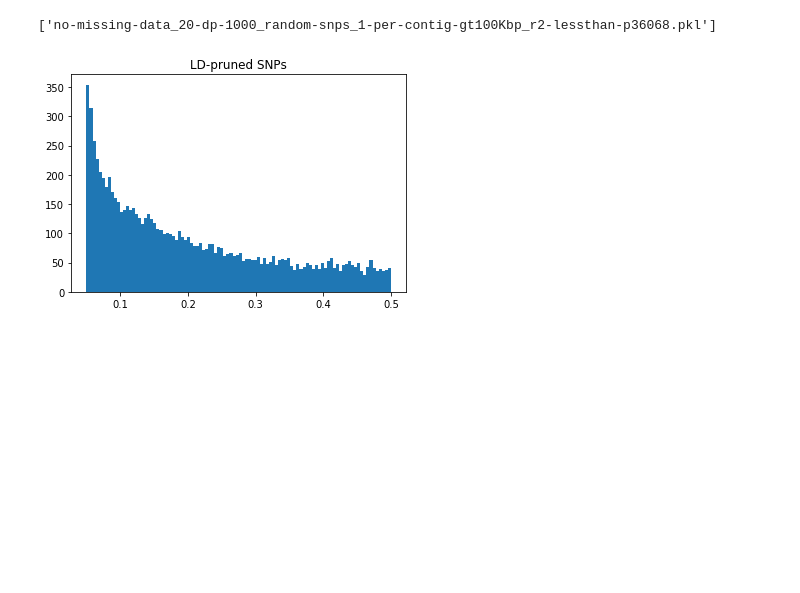
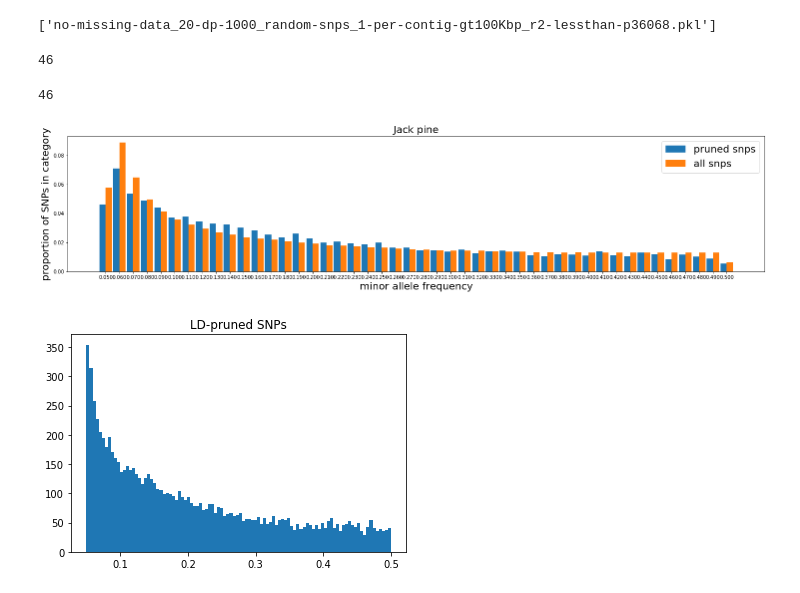
Before and after one commit to CoAdapTree/jack_pine_analyses, a Jupyter notebook: 001_JP_pooled_pangenome_data_explore.ipynb, the cells around one changed output. Cells and saved outputs as stored; diff of their text form; code cells hidden in the pictures; blank space fills up the shorter version.

Commit message:
maf histograms

```diff
--- a/001_JP_pooled_pangenome_data_explore.ipynb
+++ b/001_JP_pooled_pangenome_data_explore.ipynb
@@ -968,6 +968,56 @@ ls(baydir)
 keep = pklload(op.join(mafdir, 'baypass/no-missing-data_20-dp-1000_random-snps_1-per-contig-gt100Kbp_r2-lessthan-p36068.pkl'))
 # %%
 filtered = snps[snps.index.isin(keep)].copy()
+# %%
+def get_mafdict(afs, roundto=2):
+    # bins for p52 depth
+    mafs = [round(1-float(af),roundto) if float(af) > 0.5 else round(float(af),roundto) for af in afs]
+    t = table(mafs)
+    mafsdict = OrderedDict()
+    for k in sorted(t):
+        newk = '%.10f' % k
+        if not newk in mafsdict:
+            mafsdict[newk] = t[k]
+        else:
+            mafsdict[newk] += t[k]
+    retdict = OrderedDict()
+    for newk,count in mafsdict.items():
+        retdict[newk] = count / sum(mafsdict.values())
+    print(len(retdict.keys()))
+
+    return retdict
+# %%
+pruned_mafdict = get_mafdict(filtered['AF'], 2)
+# %% [output]
+46
+# %%
+snp_mafdict = get_mafdict(snps['AF'], 2)
+# %% [output]
+46
+# %%
+def subcategorybar(X, vals, width=.9):
+    n = len(vals)
+    _X = np.arange(len(X))
+    for i in range(n):
+        plt.bar(_X - width/2. + i/float(n)*width, vals[i],
+                width=width/float(n), align="edge")
+    plt.xticks(_X, X)
+
+def make_mafdict_fig(pruned_snpdict, all_snpdict, title=None):
+    fig = plt.figure(figsize=(25,5))
+    X = ['%.3f' % float(key) for key in sorted(keys(pruned_snpdict))]
+    Y = [pruned_snpdict[freq] for freq in sorted(keys(pruned_snpdict))]
+    Z = [all_snpdict[freq] for freq in sorted(keys(all_snpdict))]
+    subcategorybar(X, [Y,Z])
+    plt.legend(['pruned snps','all snps'],fontsize=20)
+    plt.ylabel('proportion of SNPs in category',size=20)
+    plt.xlabel('minor allele frequency',size=20)
+    plt.title(title, size=20)
+    plt.show()
+# %%
+make_mafdict_fig(pruned_mafdict, snp_mafdict, 'Jack pine')
+# %% [output]
+[figure, added]
 # %%
 plt.hist(filtered['MAF'], bins=100)
 plt.title('LD-pruned SNPs')
```
